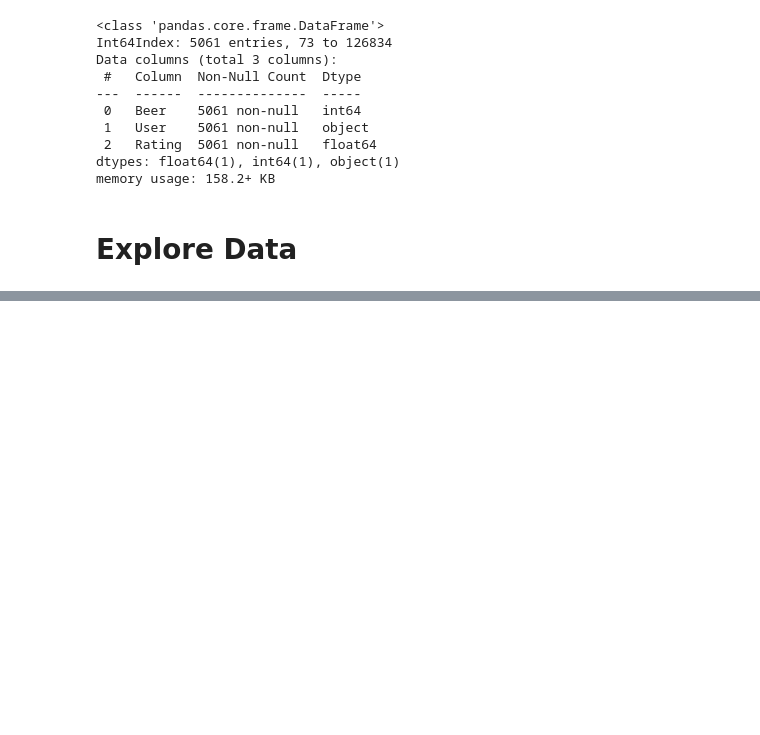
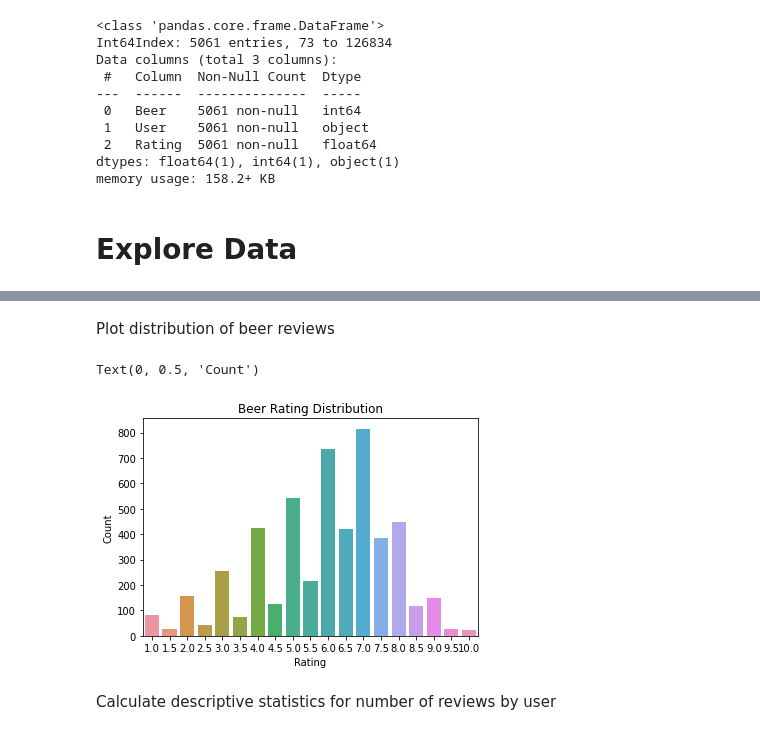
Before and after one commit to blantj/beer_tasting_recommender_system, a Jupyter notebook: Modeling.ipynb, the cells around one changed output, grey strips where cells are left out. Saved outputs shown, nothing was run; the diff lists cells and outputs as text; code cells hidden in the pictures; blank space fills up the shorter version.

Commit message:
Explore data

```diff
--- a/Modeling.ipynb
+++ b/Modeling.ipynb
@@ -165,0 +203,13 @@ memory usage: 158.2+ KB
+# %% [markdown]
+Plot distribution of beer reviews
+# %%
+fig, ax = plt.subplots()
+sns.countplot(x='Rating', data=reco_df, ax=ax)
+ax.set_title('Beer Rating Distribution')
+ax.set_xlabel('Rating')
+ax.set_ylabel('Count')
+# %% [output]
+Text(0, 0.5, 'Count')
+[figure, added]
+# %% [markdown]
+Calculate descriptive statistics for number of reviews by user
```
Also changed, not shown: parts of 17 cells of this notebook, 1 other file.
